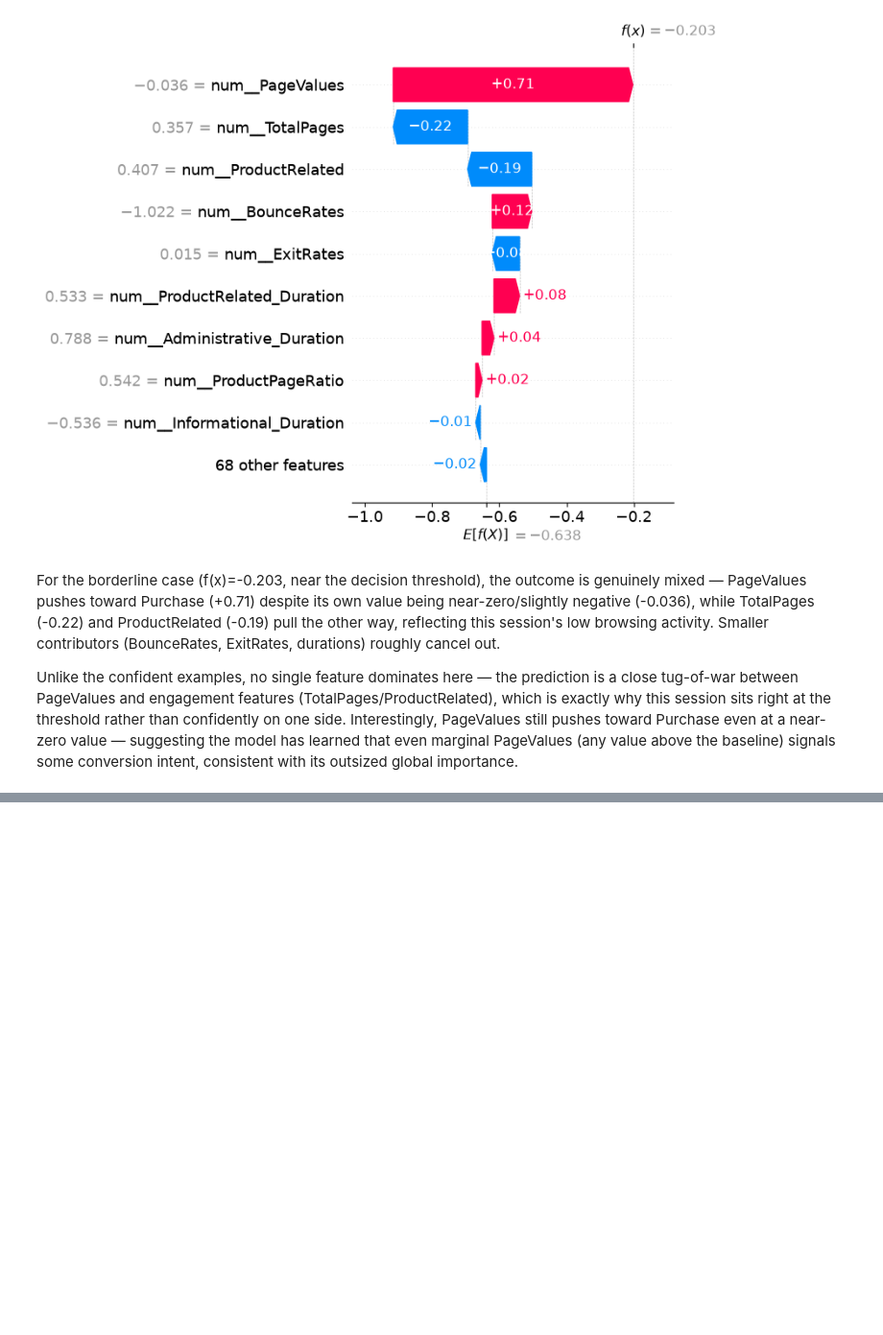
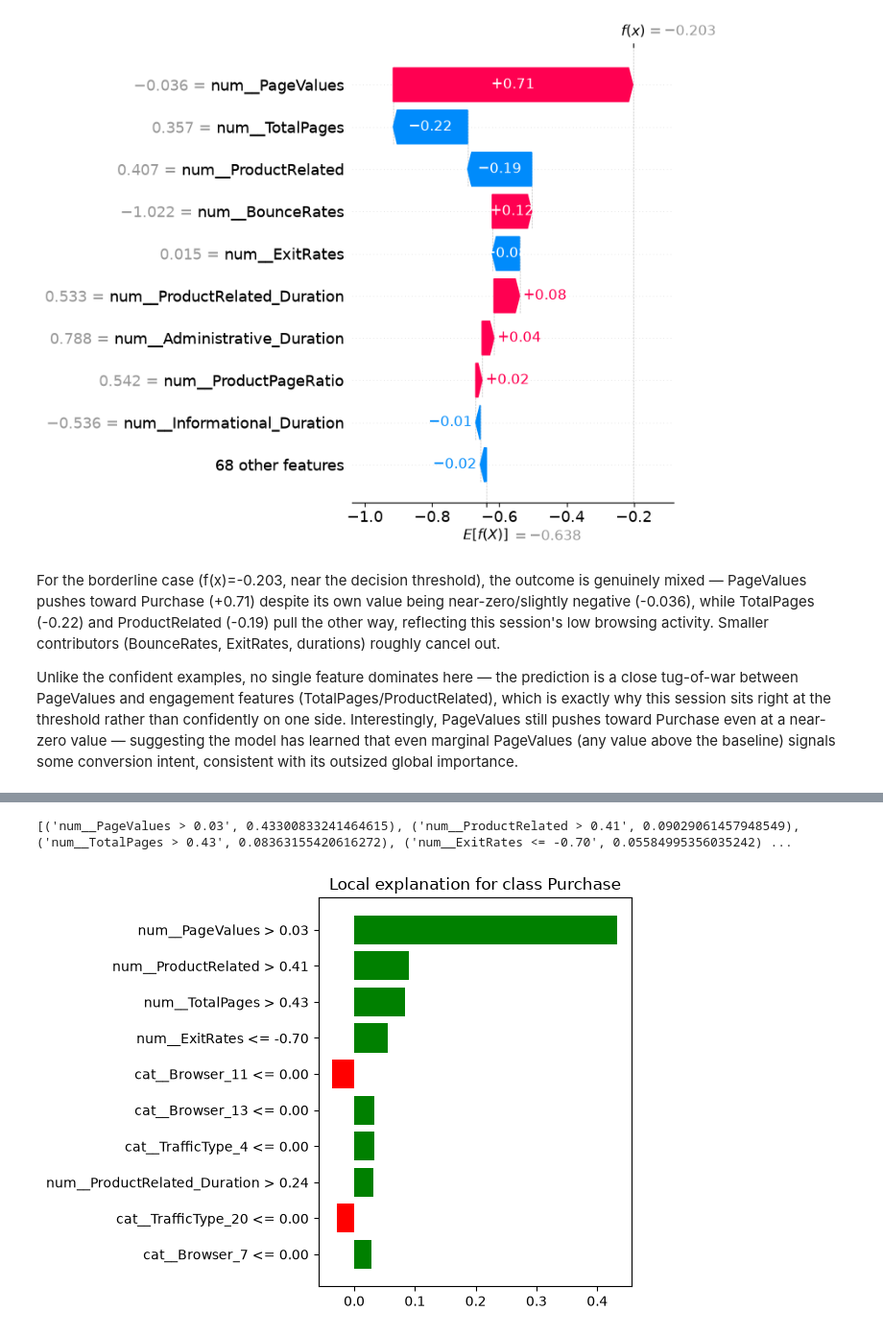
Before and after one commit to anuragchawla27/purchase-intent-xai, a Jupyter notebook: notebooks/04_xai.ipynb, the cells around one changed output, grey strips where cells are left out. Shown at 96% size. Cells and saved outputs as stored; diff of their text form; code cells hidden in the pictures; blank space fills up the shorter version.

```diff
--- a/notebooks/04_xai.ipynb
+++ b/notebooks/04_xai.ipynb
@@ -188,0 +218,15 @@ Interestingly, PageValues still pushes toward Purchase even at a near-zero value
+# %%
+lime_exp_purchase = lime_explainer.explain_instance(
+    data_row=X_test_dense[most_confident_purchase],
+    predict_fn=predict_fn,
+    num_features=10
+)
+print(lime_exp_purchase.as_list())
+
+fig = lime_exp_purchase.as_pyplot_figure()
+plt.tight_layout()
+plt.savefig("docs/lime_purchase_example.png", dpi=150, bbox_inches="tight")
+plt.show()
+# %% [output]
+[('num__PageValues > 0.03', 0.43300833241464615), ('num__ProductRelated > 0.41', 0.09029061457948549), ('num__TotalPages > 0.43', 0.08363155420616272), ('num__ExitRates <= -0.70', 0.05584995356035242) ...
+[figure, added]
```
Also changed, not shown: parts of 8 cells of this notebook, 4 other files.
